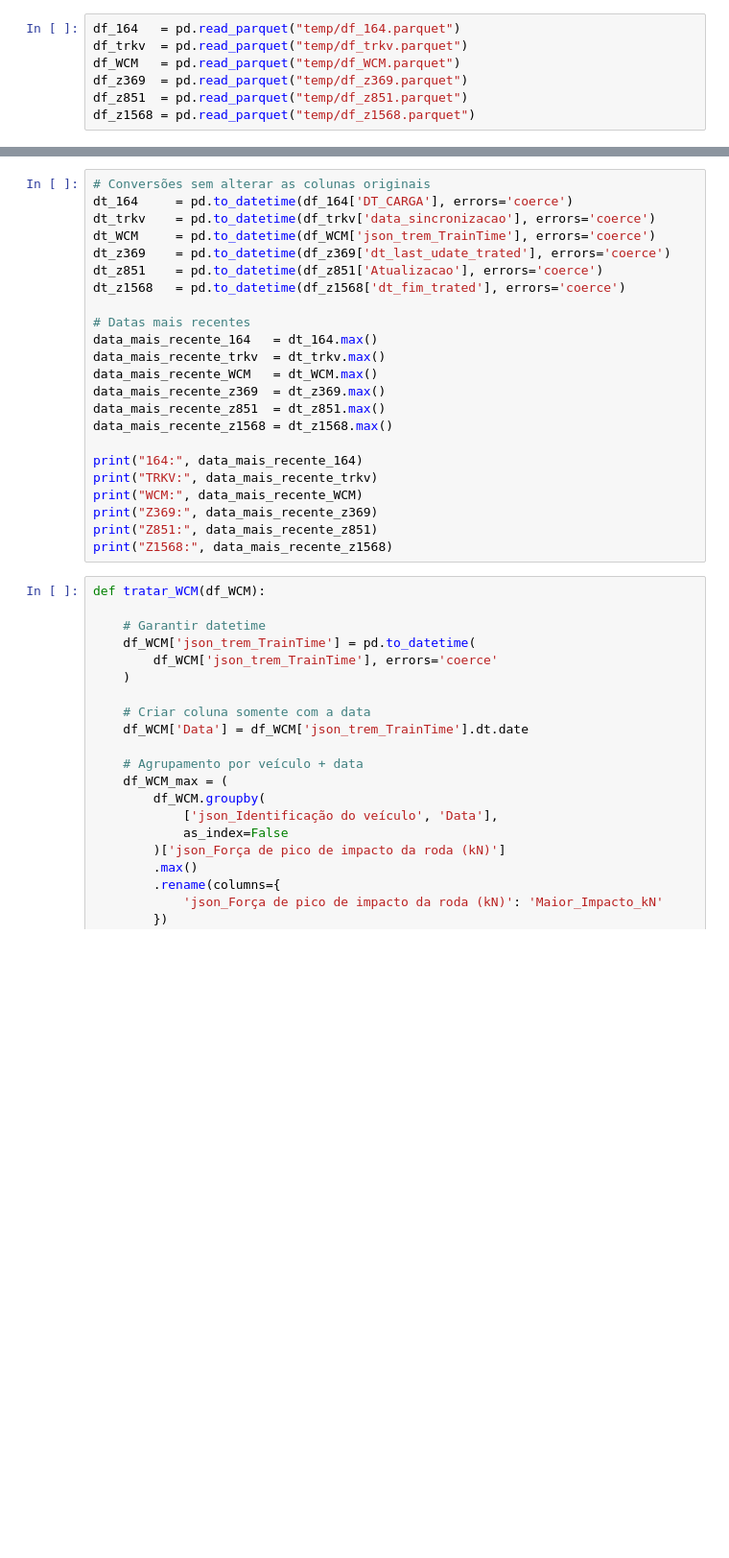
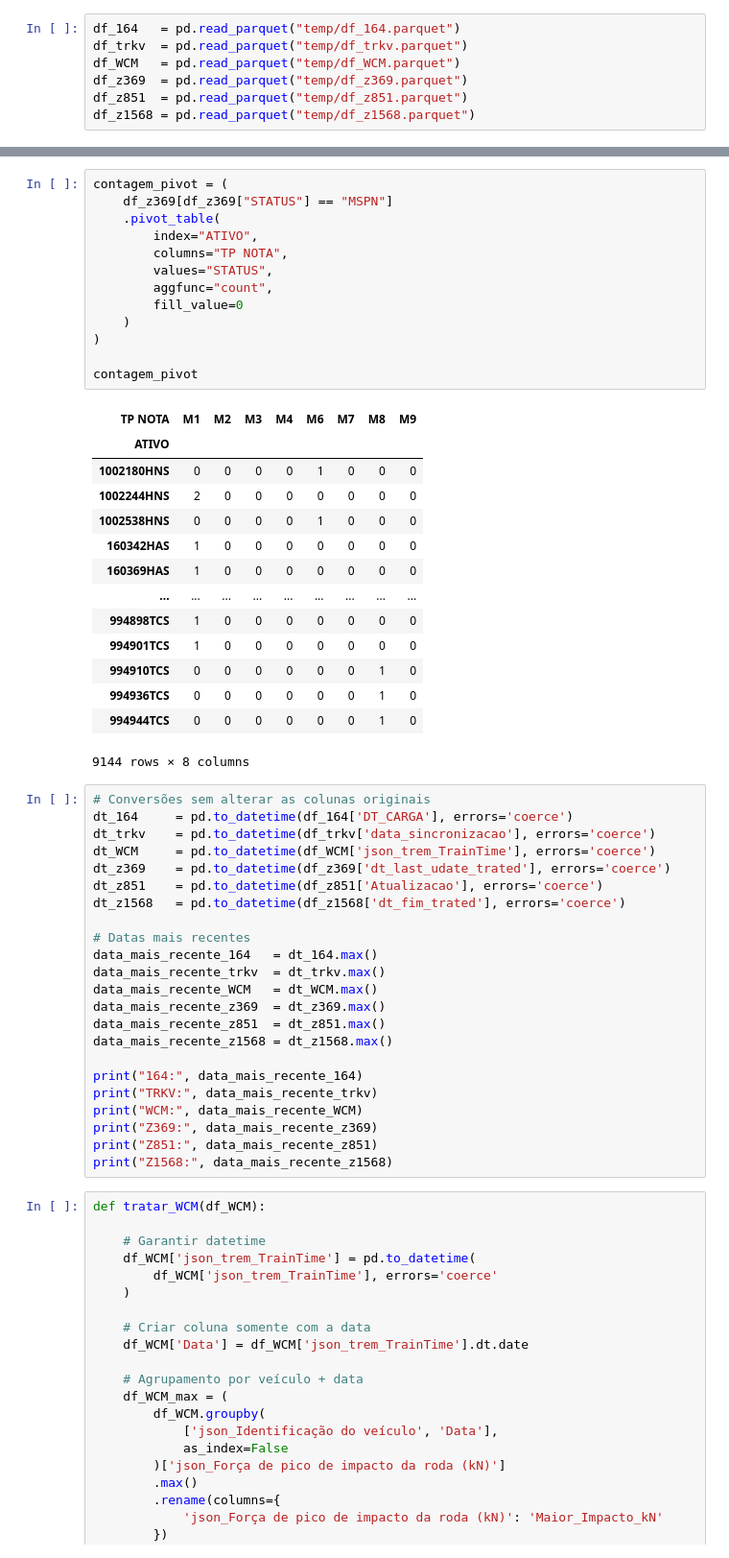
Before and after one commit to leoborin/Panel_Waysides, a Jupyter notebook: nb_main.ipynb, the cells around one changed output, grey strips where cells are left out. Shown at 96% size. Drawn from its saved outputs; the diff is of its cells as text; blank space fills up the shorter version.

```diff
--- a/nb_main.ipynb
+++ b/nb_main.ipynb
@@ -76,3 +154,31 @@ df_z851
+# %%
+contagem_pivot = (
+    df_z369[df_z369["STATUS"] == "MSPN"]
+    .pivot_table(
+        index="ATIVO",
+        columns="TP NOTA",
+        values="STATUS",
+        aggfunc="count",
+        fill_value=0
+    )
+)
+
+contagem_pivot
+# %% [output]
+| TP NOTA | M1 | M2 | M3 | M4 | M6 | M7 | M8 | M9 |
+| ATIVO |  |  |  |  |  |  |  |  |
+| 1002180HNS | 0 | 0 | 0 | 0 | 1 | 0 | 0 | 0 |
+| 1002244HNS | 2 | 0 | 0 | 0 | 0 | 0 | 0 | 0 |
+| 1002538HNS | 0 | 0 | 0 | 0 | 1 | 0 | 0 | 0 |
+| 160342HAS | 1 | 0 | 0 | 0 | 0 | 0 | 0 | 0 |
+| 160369HAS | 1 | 0 | 0 | 0 | 0 | 0 | 0 | 0 |
+| ... | ... | ... | ... | ... | ... | ... | ... | ... |
+| 994898TCS | 1 | 0 | 0 | 0 | 0 | 0 | 0 | 0 |
+| 994901TCS | 1 | 0 | 0 | 0 | 0 | 0 | 0 | 0 |
+| 994910TCS | 0 | 0 | 0 | 0 | 0 | 0 | 1 | 0 |
+| 994936TCS | 0 | 0 | 0 | 0 | 0 | 0 | 1 | 0 |
+| 994944TCS | 0 | 0 | 0 | 0 | 0 | 0 | 1 | 0 |
+9144 rows × 8 columns
 # %%
 # Conversões sem alterar as colunas originais
 dt_164     = pd.to_datetime(df_164['DT_CARGA'], errors='coerce')
```
Also changed, not shown: parts of 9 cells of this notebook, 1 other file.
